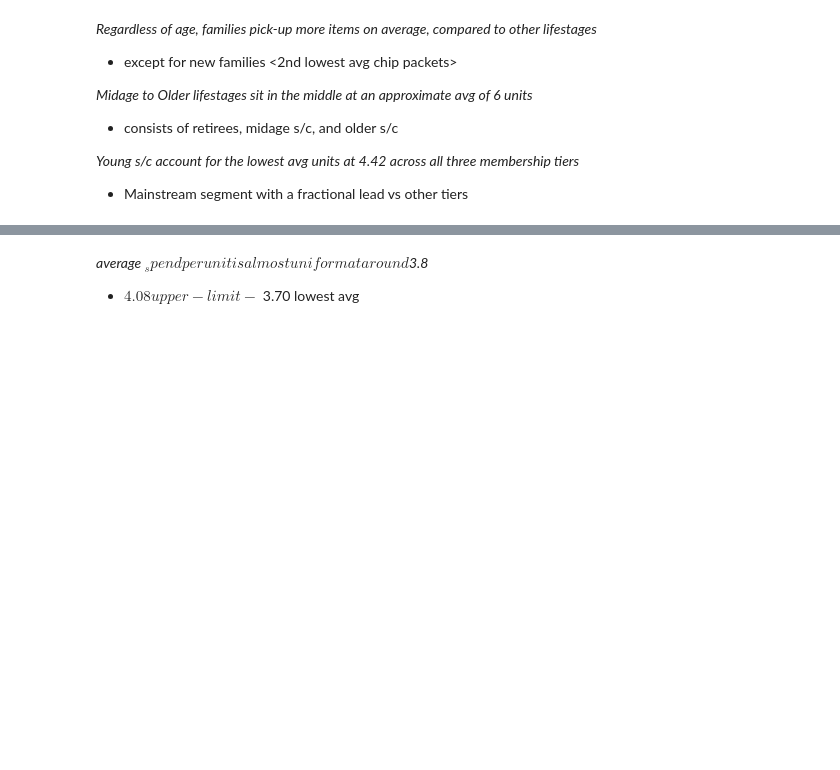
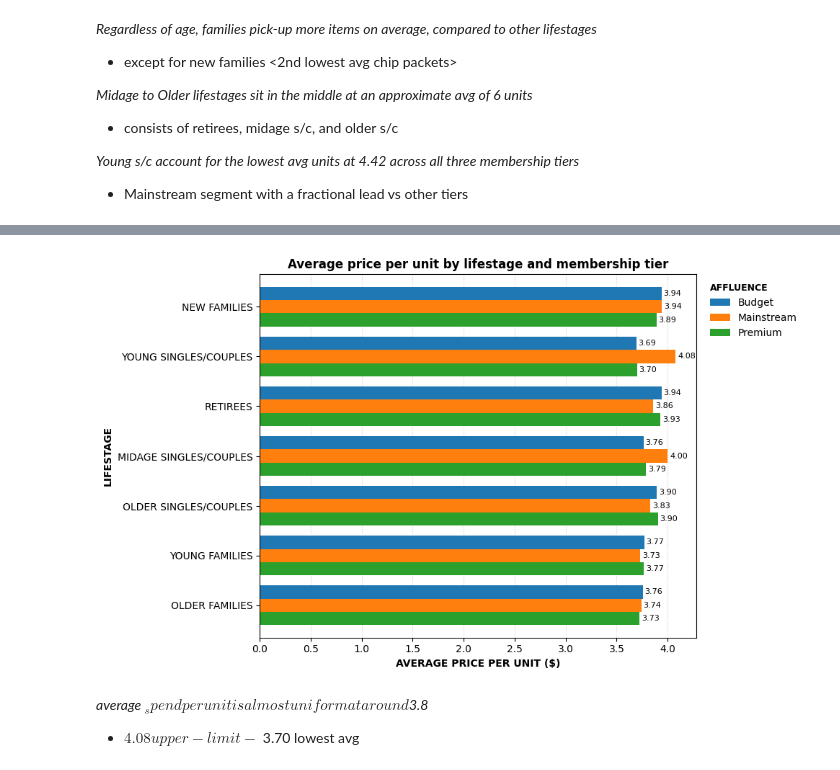
Before and after one commit to J0NA1RON/store_layout_analysis, a Jupyter notebook: notebooks/customer_segmentation.ipynb, the cells around one changed output, grey strips where cells are left out. Cells and saved outputs as stored; diff of their text form; code cells hidden in the pictures; blank space fills up the shorter version.

```diff
--- a/notebooks/customer_segmentation.ipynb
+++ b/notebooks/customer_segmentation.ipynb
@@ -496,6 +589,37 @@ display(pivot_fmt)
 | Mainstream | 4.00 | 3.94 | 3.74 | 3.83 | 3.86 | 3.73 | ... |
 | Premium | 3.79 | 3.89 | 3.73 | 3.90 | 3.93 | 3.77 | ... |
 | Grand Total | 3.88 | 3.93 | 3.74 | 3.88 | 3.90 | 3.76 | ... |
+# %%
+# Sort lifestages by overall price per unit (highest first), then drop Grand Total
+order = pivot.loc["Grand Total"].drop("Grand Total").sort_values(ascending=False).index
+data = pivot.loc[:, order].drop(index="Grand Total")
+
+# Rows = tiers, columns = lifestages -> transpose so lifestages are the clusters
+ax = data.T.plot.barh(figsize=(10, 6), width=0.8)
+
+ax.invert_yaxis()  # highest lifestage on top
+for c in ax.containers:
+    ax.bar_label(c, fmt="%.2f", padding=2, fontsize=8)
+
+ax.set_xlabel("AVERAGE PRICE PER UNIT ($)", fontweight="bold")
+ax.set_ylabel("LIFESTAGE", fontweight="bold")
+ax.set_title("Average price per unit by lifestage and membership tier", fontweight="bold")
+ax.xaxis.grid(True, linestyle=":", alpha=0.6)
+ax.set_axisbelow(True)
+ax.legend(
+    title="AFFLUENCE",
+    title_fontproperties={"weight": "bold", "size": 9},
+    loc="upper left",
+    bbox_to_anchor=(1.01, 1),   # place outside, right of the plot
+    frameon=False,
+    alignment="left",           # aligns the title with the entries (matplotlib 3.6+)
+)
+
+plt.tight_layout()
+plt.savefig("price_per_unit_hbar.png", dpi=200, bbox_inches="tight")
+plt.show()
+# %% [output]
+[figure, added]
 # %% [markdown]
 *average $_spend per unit is almost uniform at around $3.8*
 - $4.08 upper-limit
```
Also changed, not shown: parts of 6 cells of this notebook, 4 other files.
